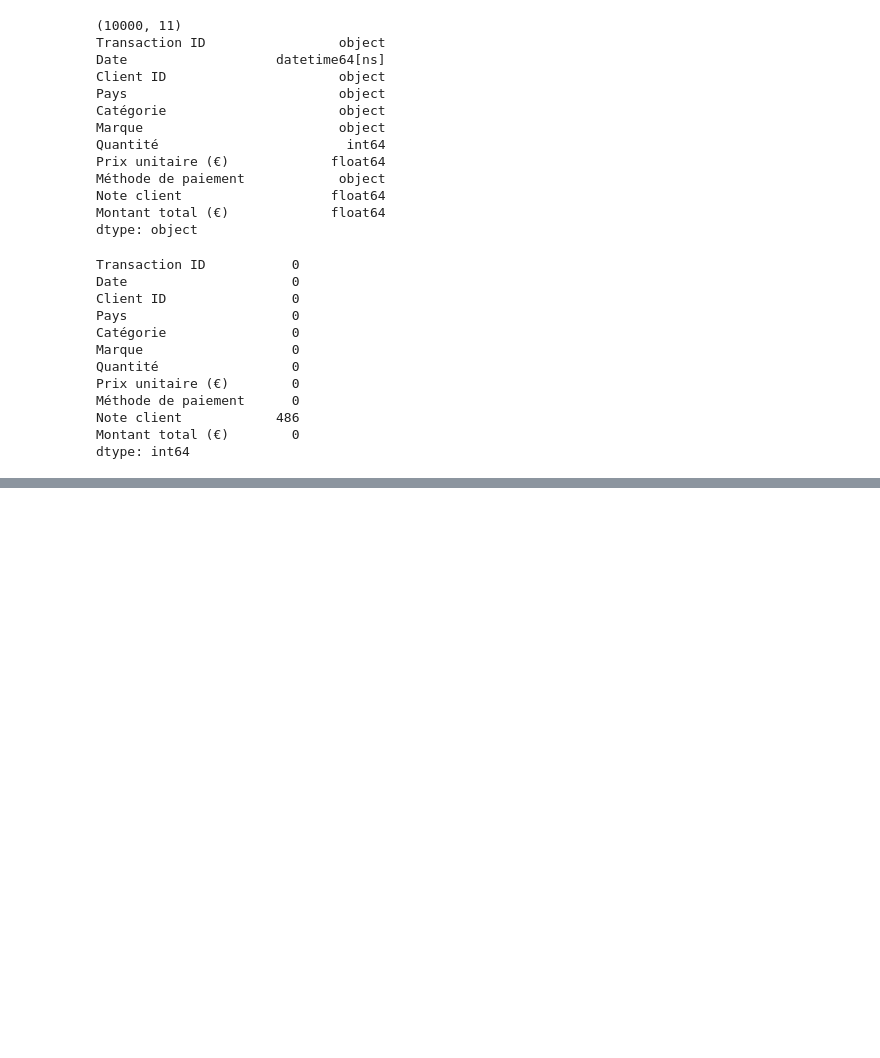
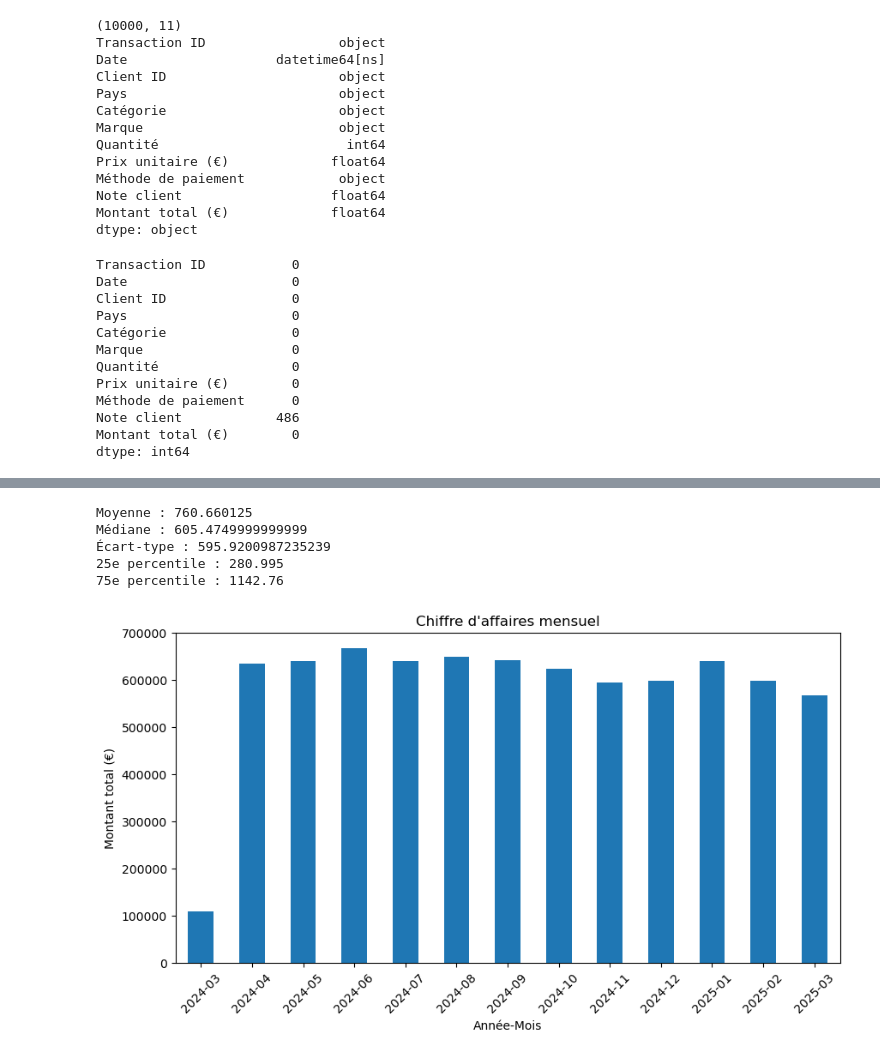
Before and after one commit to Parfaitchadnel/data_science, a Jupyter notebook: numpy/ecommerce_transactions.ipynb, the cells around one changed output, grey strips where cells are left out. Drawn from its saved outputs; the diff is of its cells as text; code cells hidden in the pictures; blank space fills up the shorter version.

```diff
--- a/numpy/ecommerce_transactions.ipynb
+++ b/numpy/ecommerce_transactions.ipynb
@@ -63,0 +165,28 @@ KeyError: 'Column not found: Montant Total'
+# %%
+# 13. Statistiques sur les montants totaux
+mt = df['Montant total (€)']
+print("Moyenne :", np.mean(mt))
+print("Médiane :", np.median(mt))
+print("Écart-type :", np.std(mt))
+print("25e percentile :", np.percentile(mt, 25))
+print("75e percentile :", np.percentile(mt, 75))
+# %% [output]
+Moyenne : 760.660125
+Médiane : 605.4749999999999
+Écart-type : 595.9200987235239
+25e percentile : 280.995
+75e percentile : 1142.76
+# %%
+# 14. Colonne 'Client fidèle'
+df['Client fidèle'] = df.groupby('Client ID')['Client ID'].transform('count') > 5
+# %%
+# 15. Barplot chiffre d’affaires mensuel
+df['Date'] = pd.to_datetime(df['Date'])
+df['Année-Mois'] = df['Date'].dt.to_period('M')
+df.groupby('Année-Mois')['Montant total (€)'].sum().plot(kind='bar', figsize=(10,5))
+plt.title("Chiffre d'affaires mensuel")
+plt.ylabel("Montant total (€)")
+plt.xticks(rotation=45)
+plt.show()
+# %% [output]
+[figure, added]
```
Also changed, not shown: parts of 12 cells of this notebook, 10 other files.
